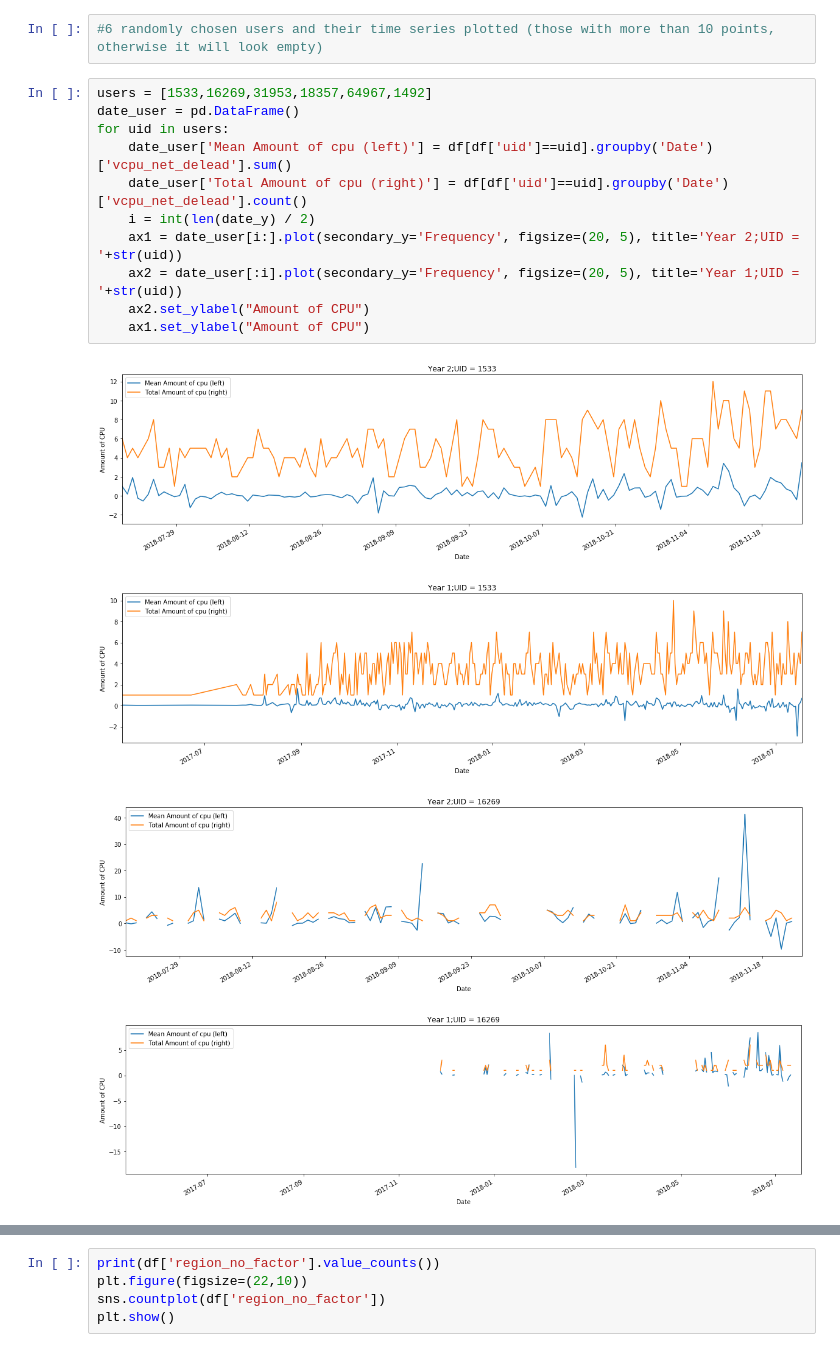
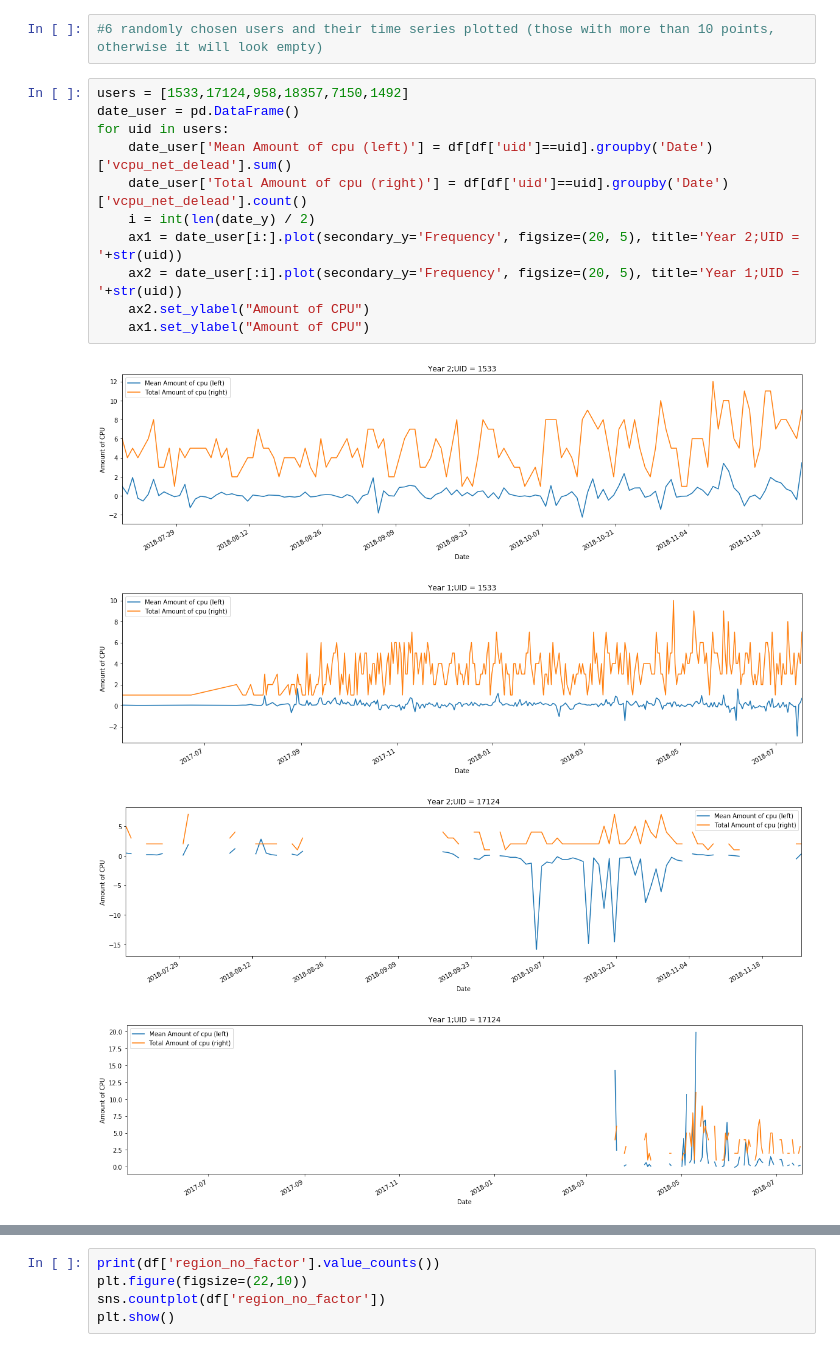
Before and after one commit to pletnev-aleksandr/demand_forecasting, a Jupyter notebook: EDA.ipynb, the cells around one changed output, grey strips where cells are left out. Cells and saved outputs as stored; diff of their text form.

```diff
--- a/EDA.ipynb
+++ b/EDA.ipynb
@@ -47,18 +47,18 @@ plt.plot()
 # %%
 #6 randomly chosen users and their time series plotted (those with more than 10 points, otherwise it will look empty)
 # %%
-users = [1533,16269,31953,18357,64967,1492]
+users = [1533,17124,958,18357,7150,1492]
 date_user = pd.DataFrame()
 for uid in users:
     date_user['Mean Amount of cpu (left)'] = df[df['uid']==uid].groupby('Date')['vcpu_net_delead'].sum()
     date_user['Total Amount of cpu (right)'] = df[df['uid']==uid].groupby('Date')['vcpu_net_delead'].count()
     i = int(len(date_y) / 2)
     ax1 = date_user[i:].plot(secondary_y='Frequency', figsize=(20, 5), title='Year 2;UID = '+str(uid))
     ax2 = date_user[:i].plot(secondary_y='Frequency', figsize=(20, 5), title='Year 1;UID = '+str(uid))
     ax2.set_ylabel("Amount of CPU")
     ax1.set_ylabel("Amount of CPU")
 # %% [output]
 [figure]
 [figure]
-[figure, old version]
+[figure, new version]
-[figure, old version]
+[figure, new version]
```
Also changed, not shown: parts of 1 cell of this notebook.
